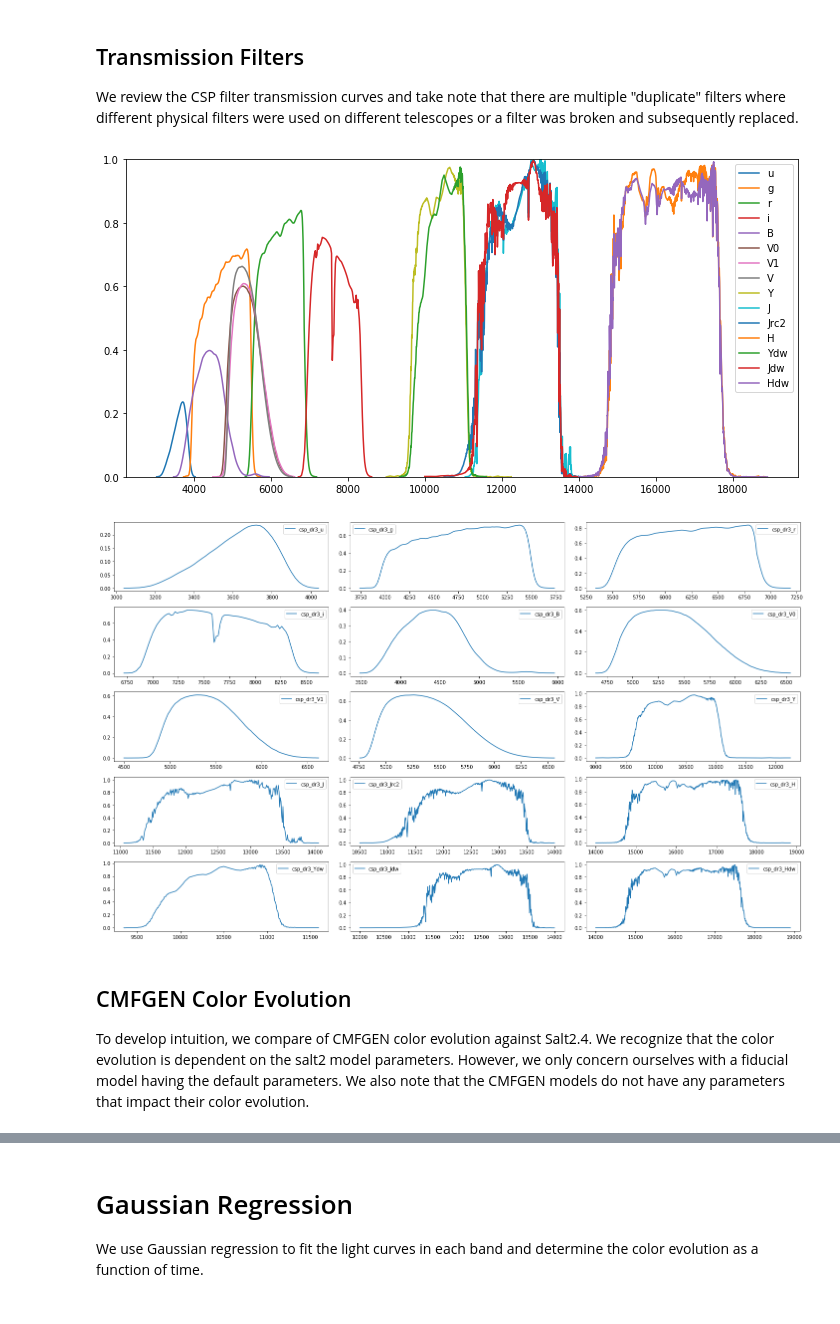
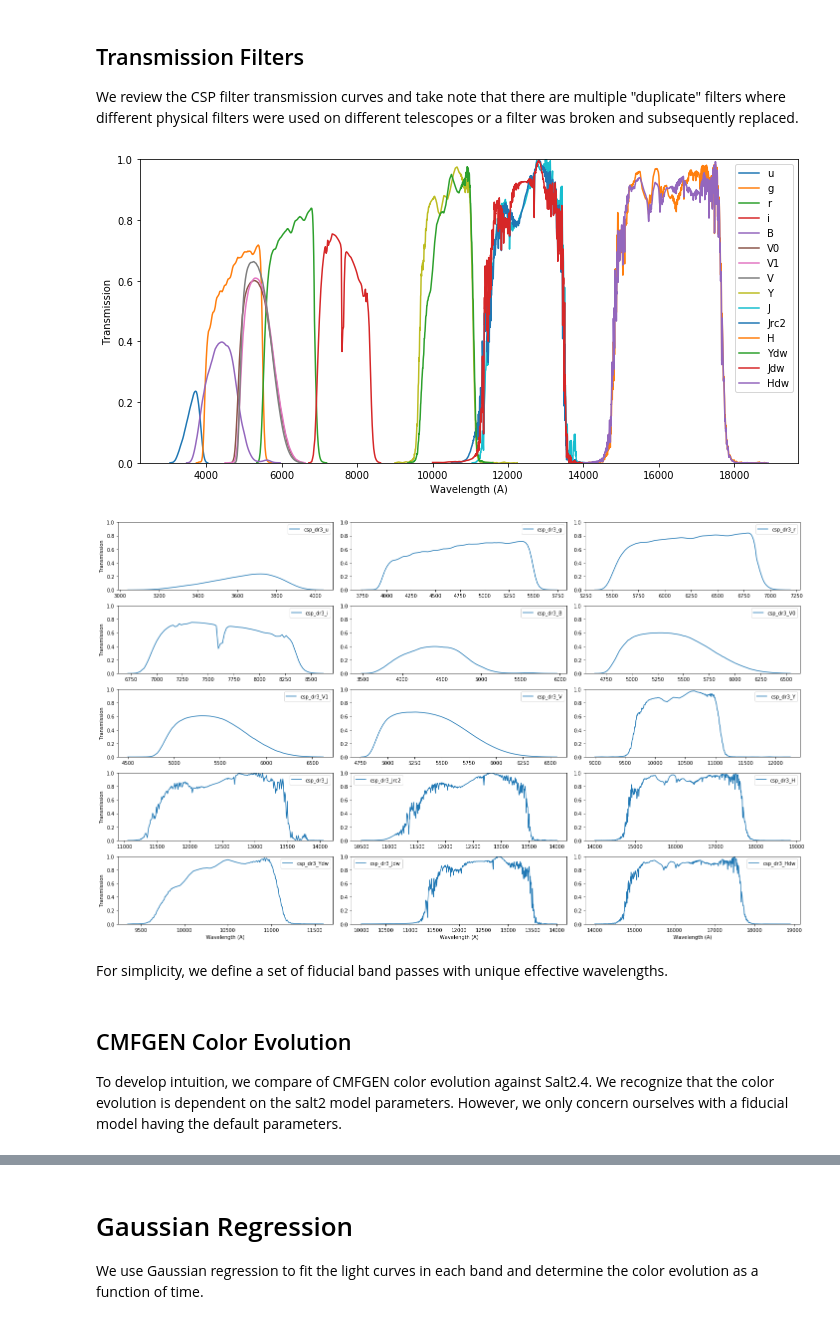
Before and after one commit to mwvgroup/csp-cmfgen, a Jupyter notebook: notebooks/gaussian_regression_colors.ipynb, the cells around one changed output, grey strips where cells are left out. Saved outputs shown, nothing was run; the diff lists cells and outputs as text; code cells hidden in the pictures.

```diff
--- a/notebooks/gaussian_regression_colors.ipynb
+++ b/notebooks/gaussian_regression_colors.ipynb
@@ -32,15 +42,18 @@ We review the CSP filter transmission curves and take note that there are multip
 # %%
 plt.figure(figsize=(10, 5))
 for band_name in dr3.band_names:
     band = sncosmo.get_bandpass(band_name)
     band_label = band_name.split('_')[-1]
+
     plt.plot(band.wave, band.trans, label=band_label)
+    plt.xlabel('Wavelength (A)')
+    plt.ylabel('Transmission')
 
 plt.legend()
 plt.ylim(0, 1)
 plt.tight_layout()
 # %% [output]
-[figure, old version]
+[figure, new version]
 # %%
 columns = 3
 scale_factor = 4
@@ -53,8 +66,17 @@ fig, axes = plt.subplots(*fig_shape, figsize=fig_size)
 for band_name, axis in zip(dr3.band_names, axes.flatten()):
     band = sncosmo.get_bandpass(band_name)
     axis.plot(band.wave, band.trans, label=band_name)
+    axis.set_ylim(0, 1)
     axis.legend()
 
+for axis in axes[4, :]:
+    axis.set_xlabel('Wavelength (A)')
+
+for axis in axes[:, 0]:
+    axis.set_ylabel('Transmission')
+
 plt.tight_layout()
 # %% [output]
-[figure, old version]
+[figure, new version]
+# %% [markdown]
+For simplicity, we define a set of fiducial band passes with unique effective wavelengths.
@@ -61,5 +97,5 @@ plt.tight_layout()
 # %% [markdown]
 ## CMFGEN Color Evolution
 
-To develop intuition, we compare of CMFGEN color evolution against Salt2.4. We recognize that the color evolution is dependent on the salt2 model parameters. However, we only concern ourselves with a fiducial model having the default parameters. We also note that the CMFGEN models do not have any parameters that impact their color evolution.
+To develop intuition, we compare of CMFGEN color evolution against Salt2.4. We recognize that the color evolution is dependent on the salt2 model parameters. However, we only concern ourselves with a fiducial model having the default parameters.
 # %%
```
Also changed, not shown: parts of 16 cells of this notebook, 3 other files.
